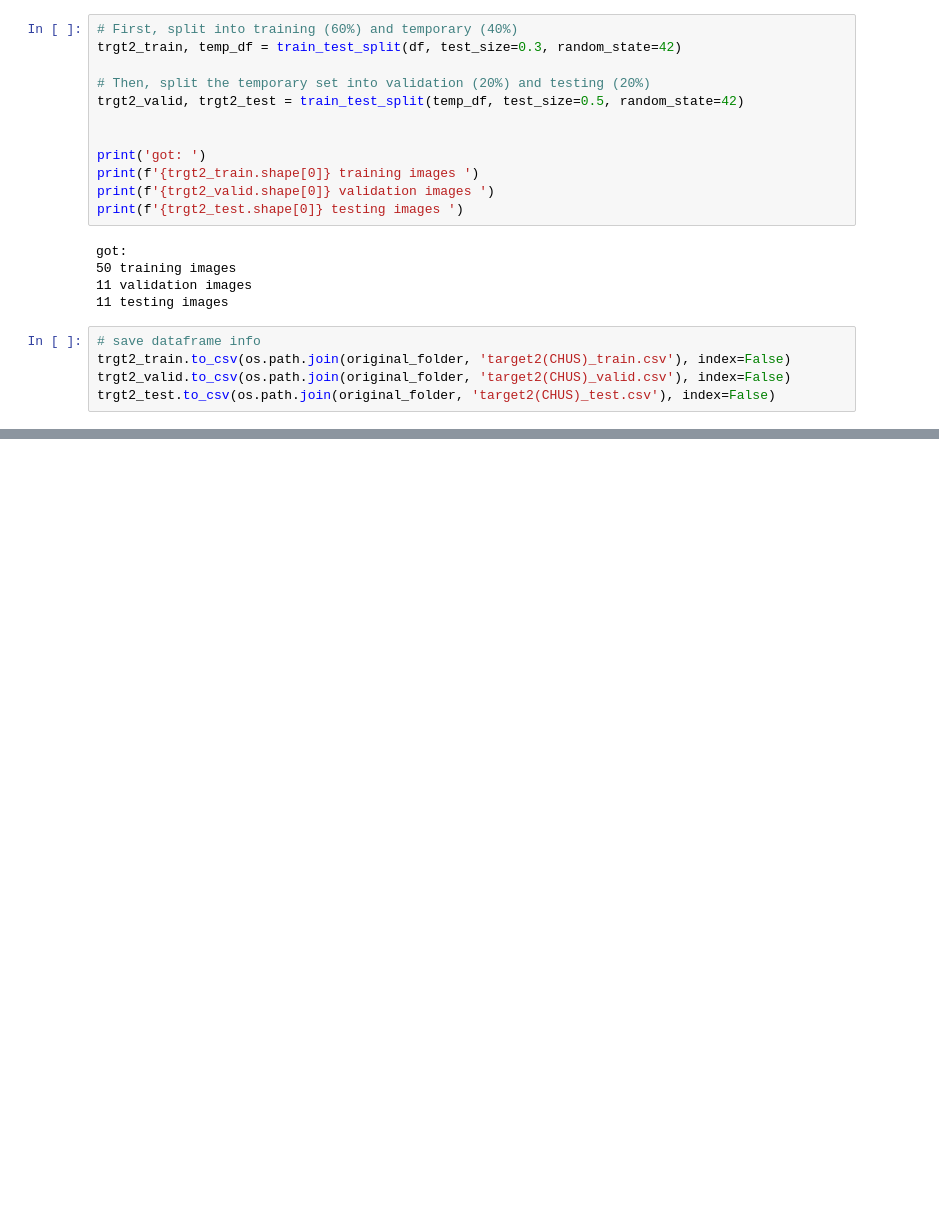
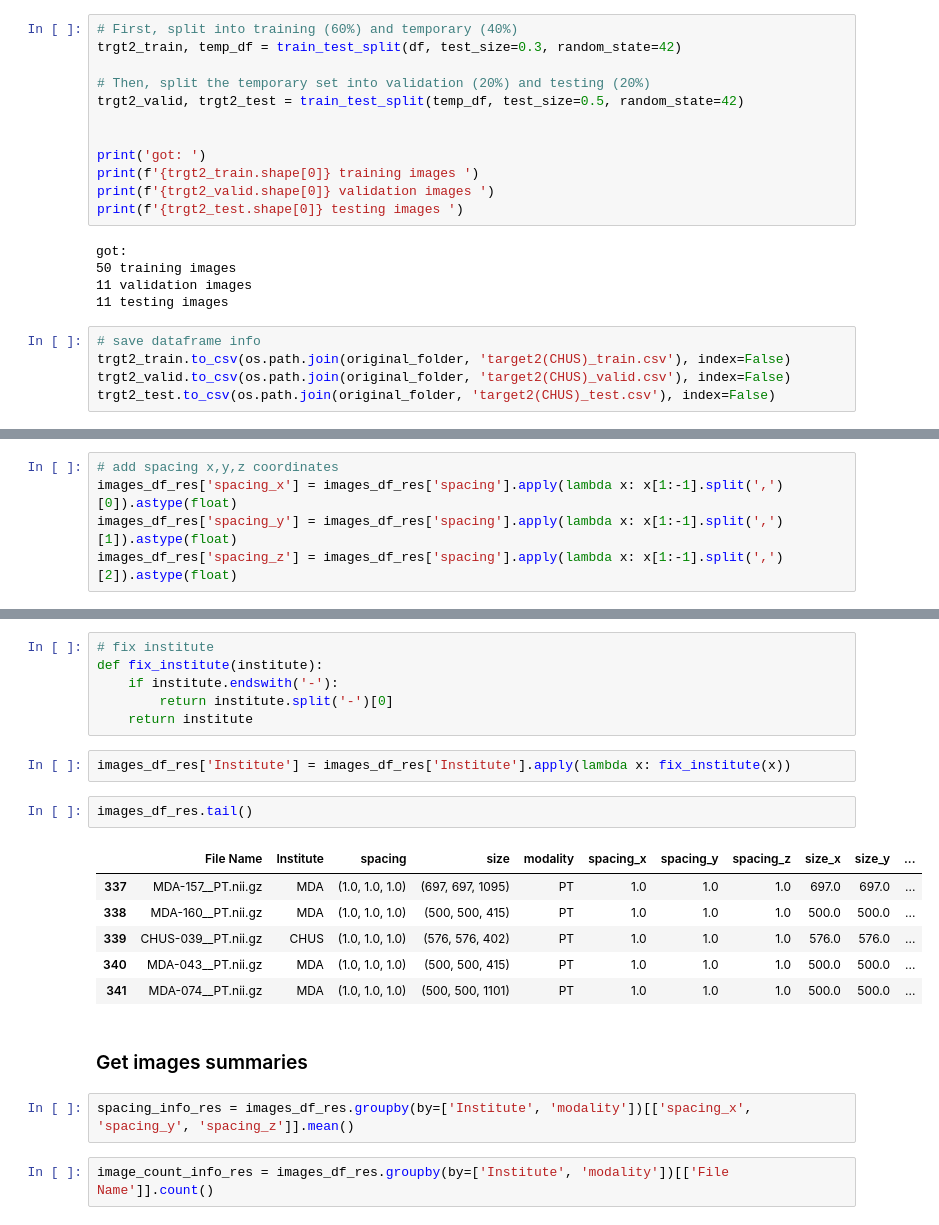
Before and after one commit to ahmedqasem/nii_data, a Jupyter notebook: notebooks/Dataset Split.ipynb, the cells around one changed output, grey strips where cells are left out. Saved outputs shown, nothing was run; the diff lists cells and outputs as text; blank space fills up the shorter version.

```diff
--- a/notebooks/Dataset Split.ipynb
+++ b/notebooks/Dataset Split.ipynb
@@ -561,0 +716,5 @@ trgt2_test.to_csv(os.path.join(original_folder, 'target2(CHUS)_test.csv'), index
+# %%
+# add spacing x,y,z coordinates
+images_df_res['spacing_x'] = images_df_res['spacing'].apply(lambda x: x[1:-1].split(',')[0]).astype(float)
+images_df_res['spacing_y'] = images_df_res['spacing'].apply(lambda x: x[1:-1].split(',')[1]).astype(float)
+images_df_res['spacing_z'] = images_df_res['spacing'].apply(lambda x: x[1:-1].split(',')[2]).astype(float)
@@ -561,0 +726,23 @@ trgt2_test.to_csv(os.path.join(original_folder, 'target2(CHUS)_test.csv'), index
+# %%
+# fix institute
+def fix_institute(institute):
+    if institute.endswith('-'):
+        return institute.split('-')[0]
+    return institute
+# %%
+images_df_res['Institute'] = images_df_res['Institute'].apply(lambda x: fix_institute(x))
+# %%
+images_df_res.tail()
+# %% [output]
+|  | File Name | Institute | spacing | size | modality | spacing_x | spacing_y | spacing_z | size_x | size_y | ... |
+| 337 | MDA-157__PT.nii.gz | MDA | (1.0, 1.0, 1.0) | (697, 697, 1095) | PT | 1.0 | 1.0 | 1.0 | 697.0 | 697.0 | ... |
+| 338 | MDA-160__PT.nii.gz | MDA | (1.0, 1.0, 1.0) | (500, 500, 415) | PT | 1.0 | 1.0 | 1.0 | 500.0 | 500.0 | ... |
+| 339 | CHUS-039__PT.nii.gz | CHUS | (1.0, 1.0, 1.0) | (576, 576, 402) | PT | 1.0 | 1.0 | 1.0 | 576.0 | 576.0 | ... |
+| 340 | MDA-043__PT.nii.gz | MDA | (1.0, 1.0, 1.0) | (500, 500, 415) | PT | 1.0 | 1.0 | 1.0 | 500.0 | 500.0 | ... |
+| 341 | MDA-074__PT.nii.gz | MDA | (1.0, 1.0, 1.0) | (500, 500, 1101) | PT | 1.0 | 1.0 | 1.0 | 500.0 | 500.0 | ... |
+# %% [markdown]
+### Get images summaries
+# %%
+spacing_info_res = images_df_res.groupby(by=['Institute', 'modality'])[['spacing_x', 'spacing_y', 'spacing_z']].mean()
+# %%
+image_count_info_res = images_df_res.groupby(by=['Institute', 'modality'])[['File Name']].count()
```
Also changed, not shown: parts of 46 cells of this notebook, 3 other files.
